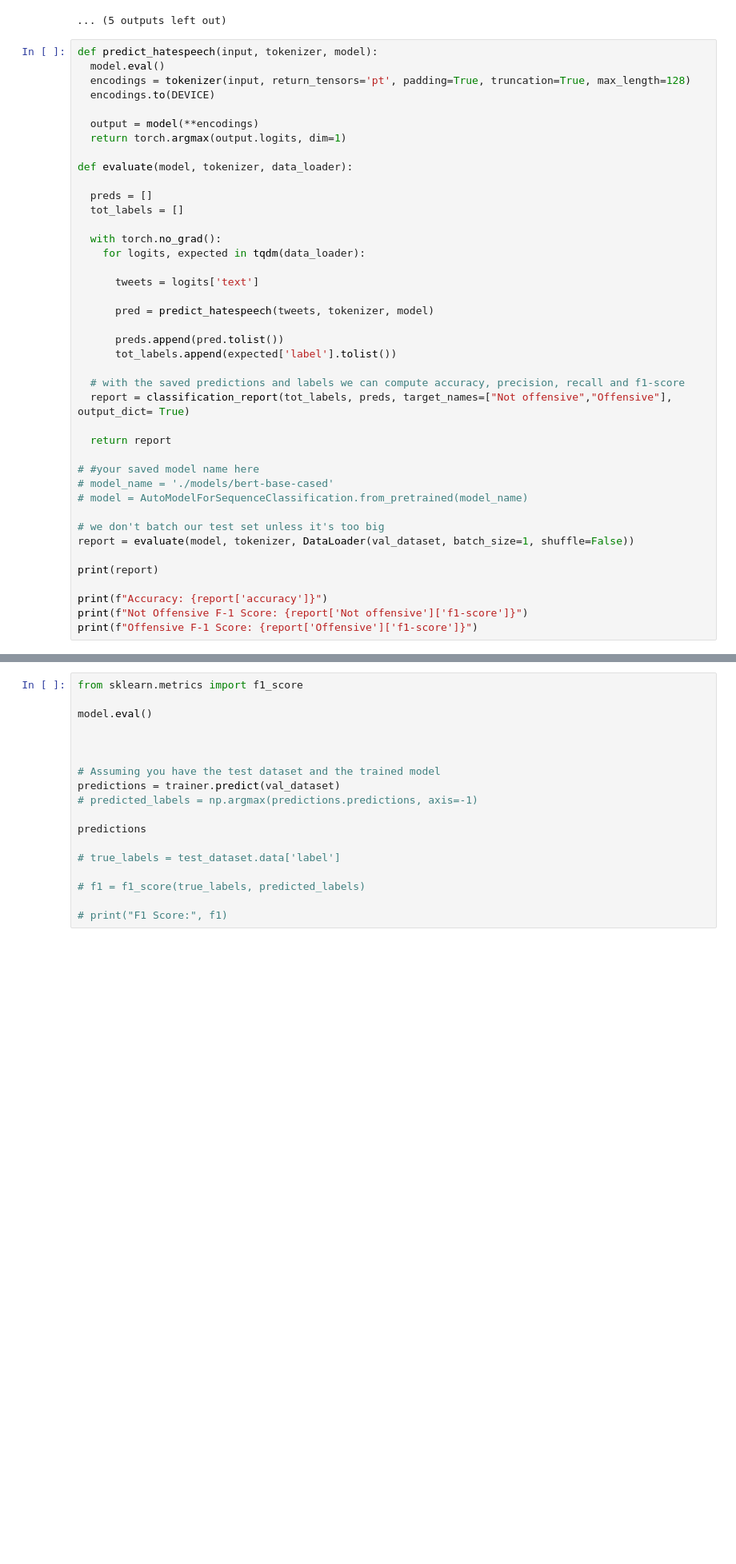
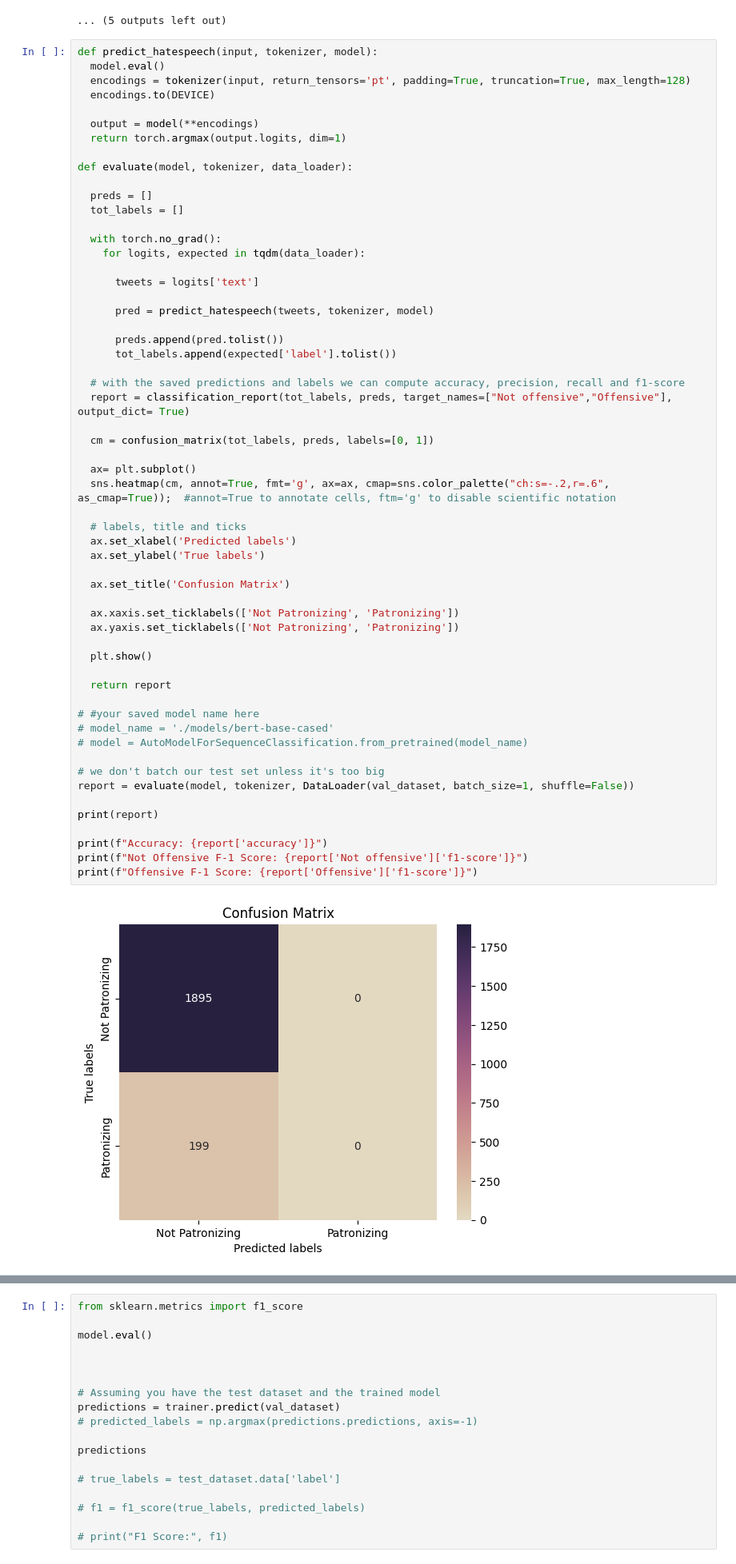
Before and after one commit to avzh1/nlp_bert_classifier, a Jupyter notebook: src/binary-classification.ipynb, the cells around one changed output, grey strips where cells are left out. Shown at 80% size. Cells and saved outputs as stored; diff of their text form; blank space fills up the shorter version.

Commit message:
plotting confusion matrix

```diff
--- a/src/binary-classification.ipynb
+++ b/src/binary-classification.ipynb
@@ -384,33 +384,50 @@ def evaluate(model, tokenizer, data_loader):
   tot_labels = []
 
   with torch.no_grad():
     for logits, expected in tqdm(data_loader):
 
       tweets = logits['text']
 
       pred = predict_hatespeech(tweets, tokenizer, model)
 
       preds.append(pred.tolist())
       tot_labels.append(expected['label'].tolist())
 
   # with the saved predictions and labels we can compute accuracy, precision, recall and f1-score
   report = classification_report(tot_labels, preds, target_names=["Not offensive","Offensive"], output_dict= True)
 
+  cm = confusion_matrix(tot_labels, preds, labels=[0, 1])
+
+  ax= plt.subplot()
+  sns.heatmap(cm, annot=True, fmt='g', ax=ax, cmap=sns.color_palette("ch:s=-.2,r=.6", as_cmap=True));  #annot=True to annotate cells, ftm='g' to disable scientific notation
+
+  # labels, title and ticks
+  ax.set_xlabel('Predicted labels')
+  ax.set_ylabel('True labels')
+
+  ax.set_title('Confusion Matrix')
+
+  ax.xaxis.set_ticklabels(['Not Patronizing', 'Patronizing'])
+  ax.yaxis.set_ticklabels(['Not Patronizing', 'Patronizing'])
+
+  plt.show()
+
   return report
 
 # #your saved model name here
 # model_name = './models/bert-base-cased'
 # model = AutoModelForSequenceClassification.from_pretrained(model_name)
 
 # we don't batch our test set unless it's too big
 report = evaluate(model, tokenizer, DataLoader(val_dataset, batch_size=1, shuffle=False))
 
 print(report)
 
 print(f"Accuracy: {report['accuracy']}")
 print(f"Not Offensive F-1 Score: {report['Not offensive']['f1-score']}")
 print(f"Offensive F-1 Score: {report['Offensive']['f1-score']}")
 # %% [output]
+[figure, added]
 {'Not offensive': {'precision': 0.9049665711556829, 'recall': 1.0, 'f1-score': 0.9501128102281273, 'support': 1895.0}, 'Offensive': {'precision': 0.0, 'recall': 0.0, 'f1-score': 0.0, 'support': 199.0} ...
 Accuracy: 0.9049665711556829
 Not Offensive F-1 Score: 0.9501128102281273
```
